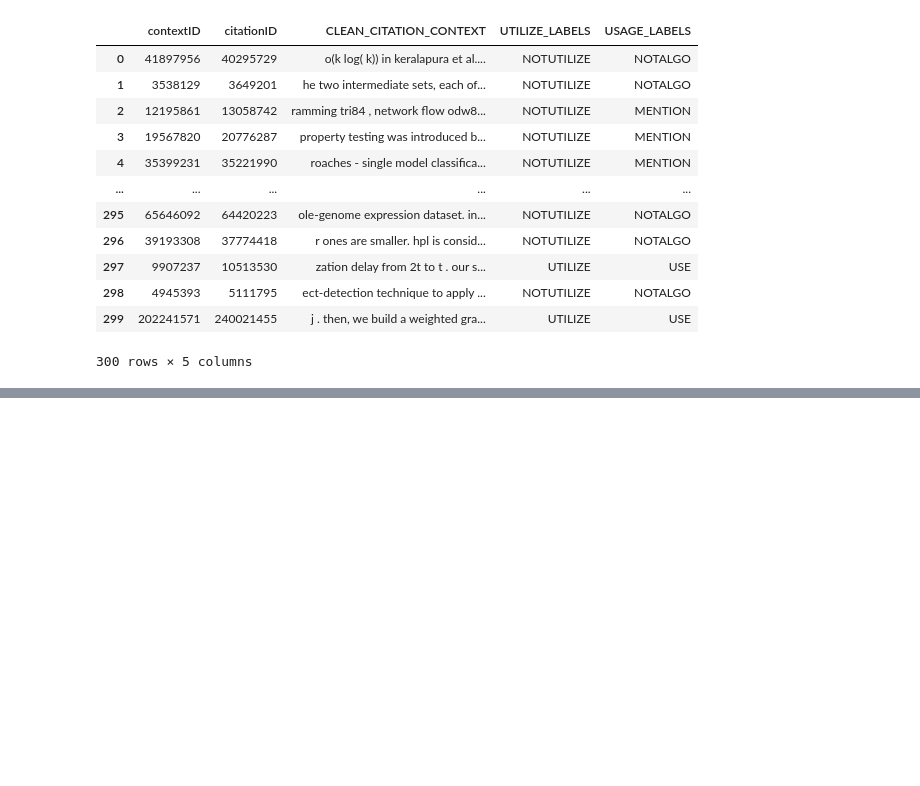
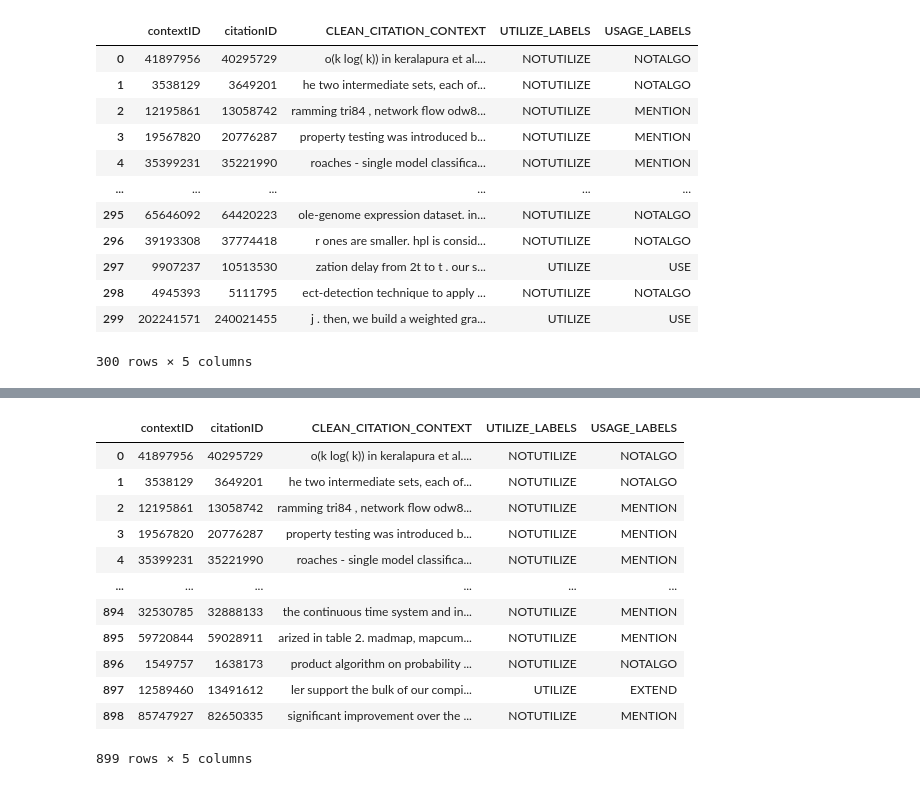
Before and after one commit to snehach0909/Gan-cite, a Jupyter notebook: Data_preprocess.ipynb, the cells around one changed output, grey strips where cells are left out. Cells and saved outputs as stored; diff of their text form; code cells hidden in the pictures; blank space fills up the shorter version.

```diff
--- a/Data_preprocess.ipynb
+++ b/Data_preprocess.ipynb
@@ -463,0 +498,17 @@ df_val2.to_csv('datasets/final_dataset/val_final.csv',index=False)
+# %%
+df_val2 = clean_and_prepare(df_val2)
+df_val2
+# %% [output]
+|  | contextID | citationID | CLEAN_CITATION_CONTEXT | UTILIZE_LABELS | USAGE_LABELS |
+| 0 | 41897956 | 40295729 | o(k log( k)) in keralapura et al.... | NOTUTILIZE | NOTALGO |
+| 1 | 3538129 | 3649201 | he two intermediate sets, each of... | NOTUTILIZE | NOTALGO |
+| 2 | 12195861 | 13058742 | ramming tri84 , network flow odw8... | NOTUTILIZE | MENTION |
+| 3 | 19567820 | 20776287 | property testing was introduced b... | NOTUTILIZE | MENTION |
+| 4 | 35399231 | 35221990 | roaches - single model classifica... | NOTUTILIZE | MENTION |
+| ... | ... | ... | ... | ... | ... |
+| 894 | 32530785 | 32888133 | the continuous time system and in... | NOTUTILIZE | MENTION |
+| 895 | 59720844 | 59028911 | arized in table 2. madmap, mapcum... | NOTUTILIZE | MENTION |
+| 896 | 1549757 | 1638173 | product algorithm on probability ... | NOTUTILIZE | NOTALGO |
+| 897 | 12589460 | 13491612 | ler support the bulk of our compi... | UTILIZE | EXTEND |
+| 898 | 85747927 | 82650335 | significant improvement over the ... | NOTUTILIZE | MENTION |
+899 rows × 5 columns
```
Also changed, not shown: parts of 5 cells of this notebook, 3 other files.
